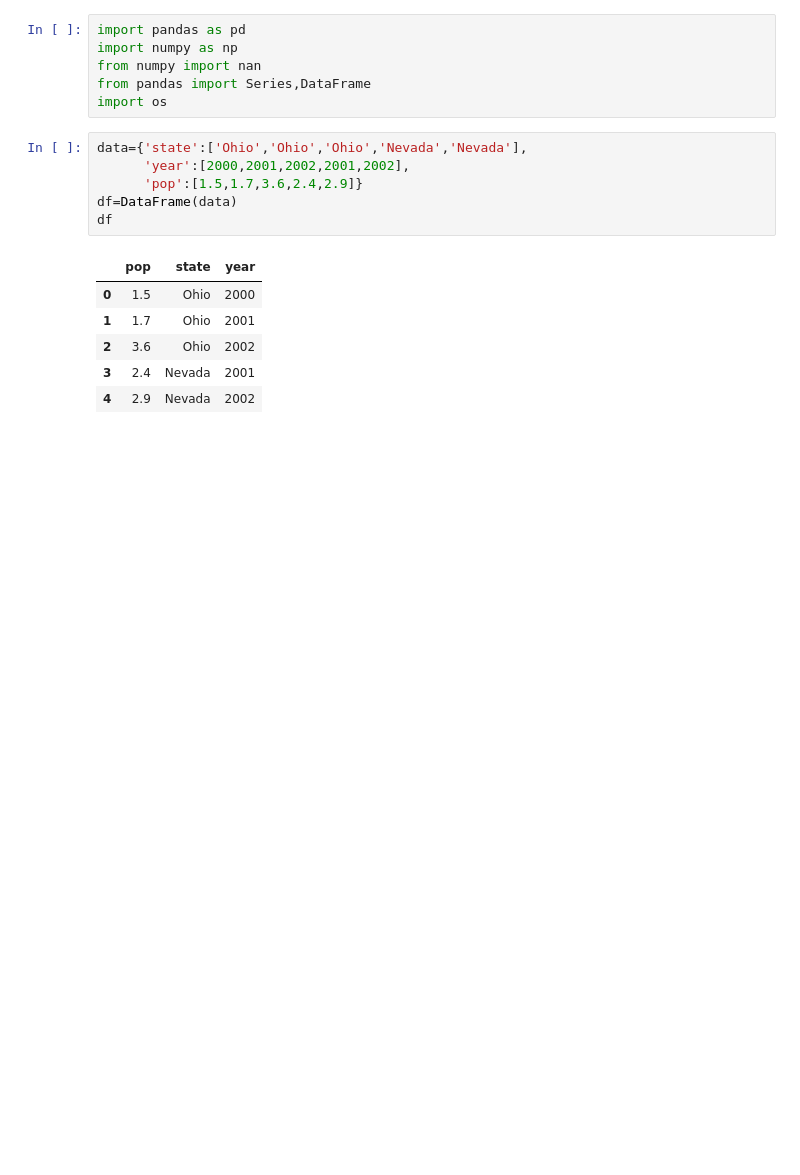
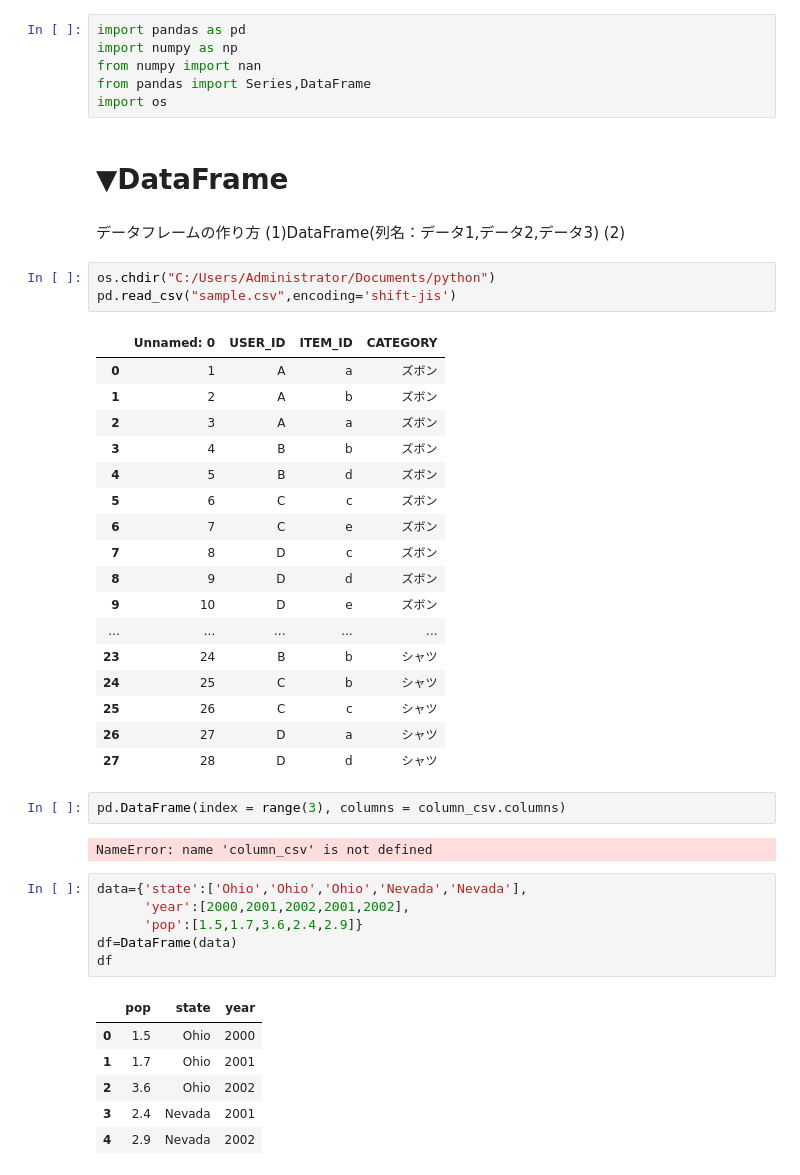
Before and after one commit to kinotsurayasu/python, a Jupyter notebook: Pandas.ipynb, the cells around one changed output. Saved outputs shown, nothing was run; the diff lists cells and outputs as text; blank space fills up the shorter version.

```diff
--- a/Pandas.ipynb
+++ b/Pandas.ipynb
@@ -4,6 +4,37 @@ import numpy as np
 from numpy import nan
 from pandas import Series,DataFrame
 import os
+# %% [markdown]
+# ▼DataFrame
+# %% [markdown]
+データフレームの作り方
+(1)DataFrame(列名：データ1,データ2,データ3)
+(2)
+# %%
+os.chdir("C:/Users/Administrator/Documents/python")
+pd.read_csv("sample.csv",encoding='shift-jis')
+# %% [output]
+|  | Unnamed: 0 | USER_ID | ITEM_ID | CATEGORY |
+| 0 | 1 | A | a | ズボン |
+| 1 | 2 | A | b | ズボン |
+| 2 | 3 | A | a | ズボン |
+| 3 | 4 | B | b | ズボン |
+| 4 | 5 | B | d | ズボン |
+| 5 | 6 | C | c | ズボン |
+| 6 | 7 | C | e | ズボン |
+| 7 | 8 | D | c | ズボン |
+| 8 | 9 | D | d | ズボン |
+| 9 | 10 | D | e | ズボン |
+| ... | ... | ... | ... | ... |
+| 23 | 24 | B | b | シャツ |
+| 24 | 25 | C | b | シャツ |
+| 25 | 26 | C | c | シャツ |
+| 26 | 27 | D | a | シャツ |
+| 27 | 28 | D | d | シャツ |
+# %%
+pd.DataFrame(index = range(3), columns = column_csv.columns)
+# %% [output]
+NameError: name 'column_csv' is not defined
 # %%
 data={'state':['Ohio','Ohio','Ohio','Nevada','Nevada'],
       'year':[2000,2001,2002,2001,2002],
```
Also changed, not shown: 1 other file.
